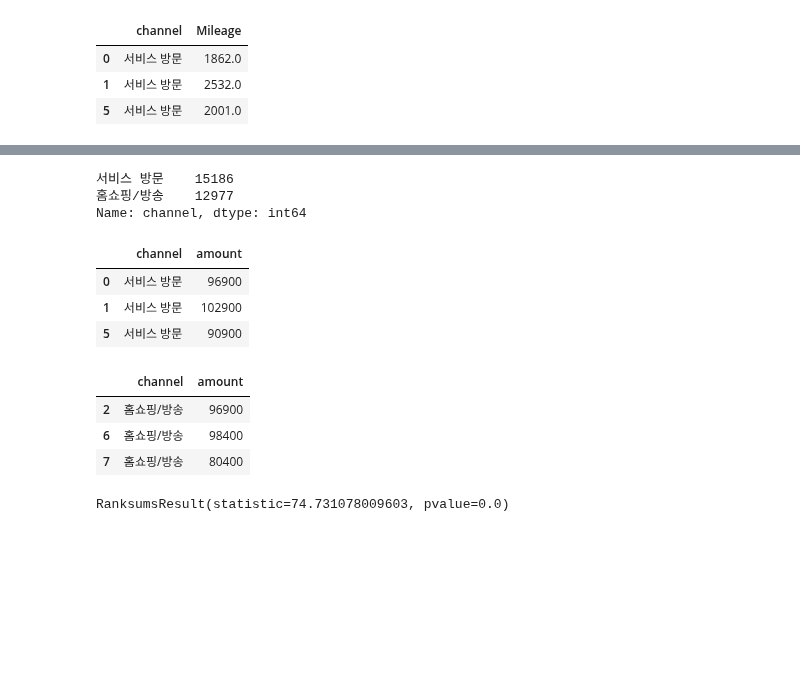
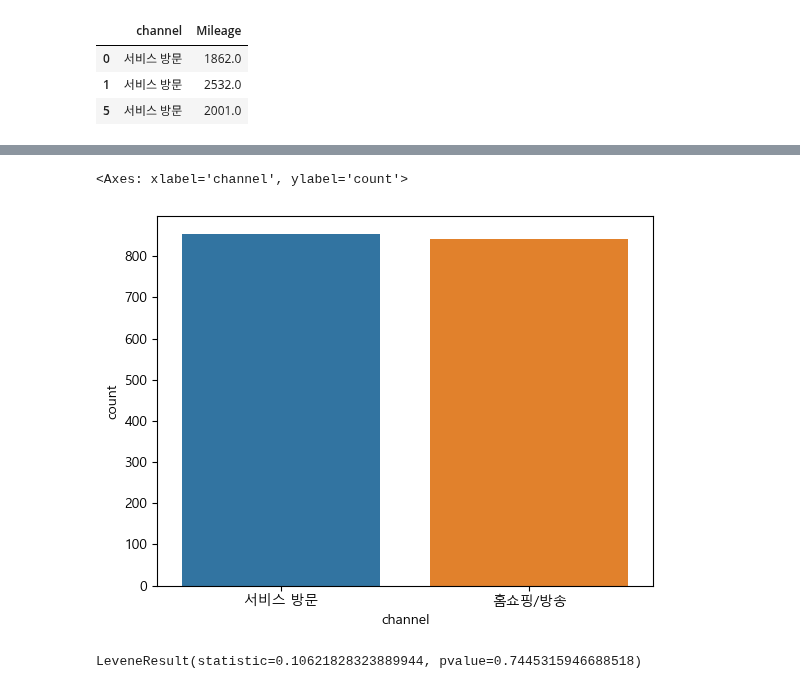
Before and after one commit to estskyway/study_data_analytics, a Jupyter notebook: codes/CDA/TypeOfContractCannel_CDA_mixed_Normal.ipynb, the cells around one changed output, grey strips where cells are left out. Saved outputs shown, nothing was run; the diff lists cells and outputs as text; code cells hidden in the pictures; blank space fills up the shorter version.

```diff
--- a/codes/CDA/TypeOfContractCannel_CDA_mixed_Normal.ipynb
+++ b/codes/CDA/TypeOfContractCannel_CDA_mixed_Normal.ipynb
@@ -72,27 +87,9 @@ sns.histplot(data=df_channel_amount, x='amount', kde=True)
-# %%
-df_channel_amount['channel'].value_counts()
-# %% [output]
-서비스 방문    15186
-홈쇼핑/방송    12977
-Name: channel, dtype: int64
-# %%
-df_service = df_channel_amount[df_channel_amount['channel'] == '서비스 방문']
-df_service[:3]
-# %% [output]
-|  | channel | amount |
-| 0 | 서비스 방문 | 96900 |
-| 1 | 서비스 방문 | 102900 |
-| 5 | 서비스 방문 | 90900 |
-# %%
-df_homeshopping = df_channel_amount[df_channel_amount['channel'] == '홈쇼핑/방송']
-df_homeshopping[:3]
-# %% [output]
-|  | channel | amount |
-| 2 | 홈쇼핑/방송 | 96900 |
-| 6 | 홈쇼핑/방송 | 98400 |
-| 7 | 홈쇼핑/방송 | 80400 |
-# %%
-# 검증
-stats.ranksums(df_service['amount'], df_homeshopping['amount'])
-# %% [output]
-RanksumsResult(statistic=74.731078009603, pvalue=0.0)
+# %%
+sns.countplot(data=df_channel_Mileage, x='channel')
+# %% [output]
+<Axes: xlabel='channel', ylabel='count'>
+[figure, added]
+# %%
+stats.levene(df_service['Mileage'], df_homeshopping['Mileage'])
+# %% [output]
+LeveneResult(statistic=0.10621828323889944, pvalue=0.7445315946688518)
```
Also changed, not shown: parts of 32 cells of this notebook, 5 other files.
